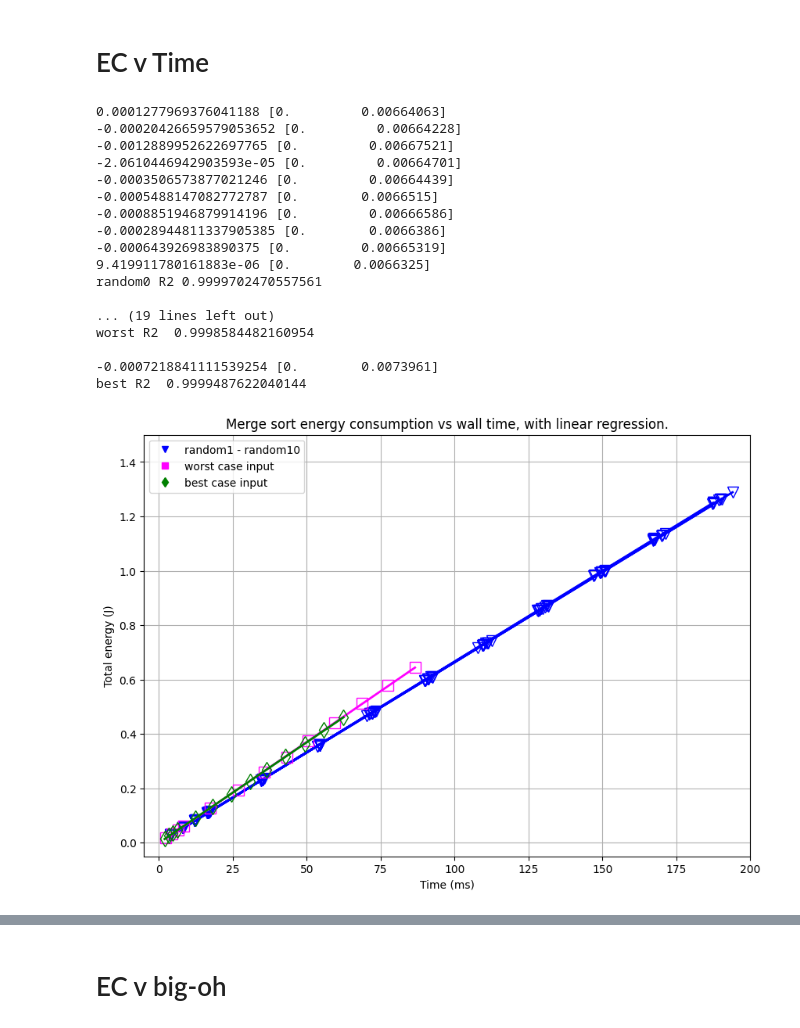
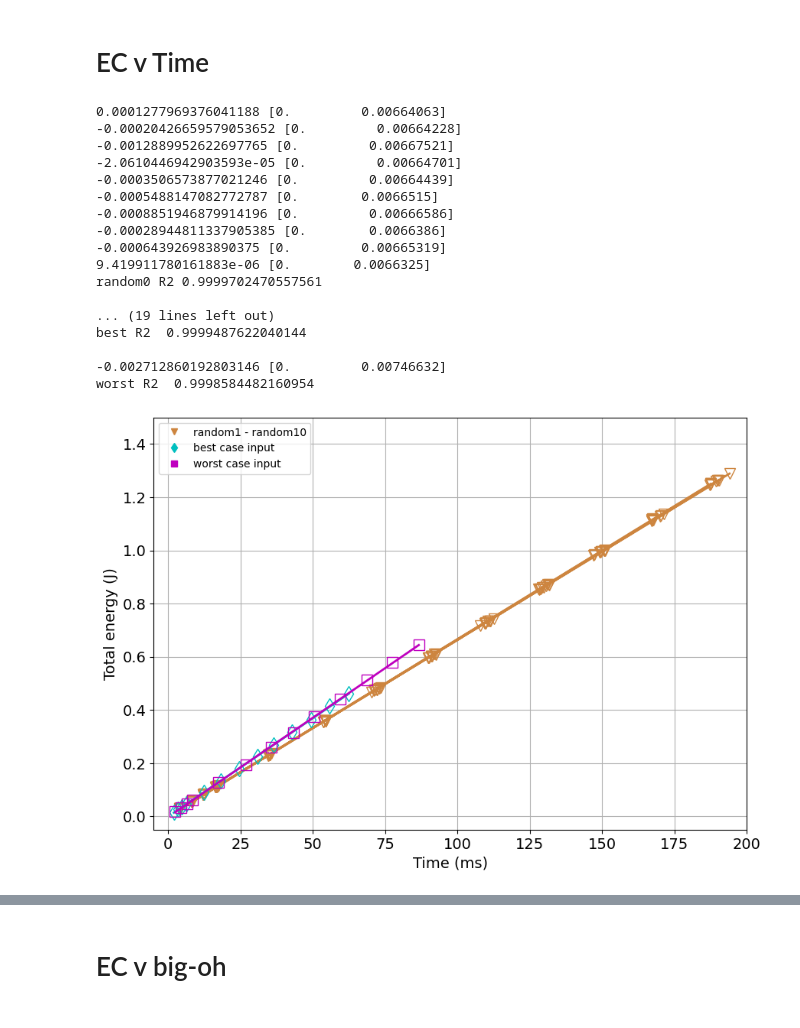
Before and after one commit to hrallil/RAPL_measurements, a Jupyter notebook: Java/FinalResults/FinalAnalysis/MergeMajaTest.ipynb, the cells around one changed output, grey strips where cells are left out. Drawn from its saved outputs; the diff is of its cells as text; code cells hidden in the pictures.

Commit message:
merge graphs

```diff
--- a/Java/FinalResults/FinalAnalysis/MergeMajaTest.ipynb
+++ b/Java/FinalResults/FinalAnalysis/MergeMajaTest.ipynb
@@ -667,19 +667,21 @@ color = "red"
 Rs = []
 
 for i in range(1,11):
-    Rs.append(polyReg(dfMergeMean16[dfMergeMean16["Input case"] == f"random{i}"]["nlog(n)"], dfMergeMean16[dfMergeMean16["Input case"] == f"random{i}"]["Time - readCSV"],1, f"random{i} case input", "b",dots="v"))
-plt.plot(-10000,-10000,"v", color="b",label="random1 - random10")
+    Rs.append(polyReg(dfMergeMean16[dfMergeMean16["Input case"] == f"random{i}"]["nlog(n)"], dfMergeMean16[dfMergeMean16["Input case"] == f"random{i}"]["Time - readCSV"],1, f"random{i} case input", "peru",dots="v"))
+plt.plot(-10000,-10000,"v", color="peru",label="random1 - random10")
 for i in range(len(Rs)):
     print(f"random{i} R2", Rs[i][1], " \n")
-worst = polyReg(dfMergeMean16[dfMergeMean16["Input case"] == "worst"]["nlog(n)"], dfMergeMean16[dfMergeMean16["Input case"] == "worst"]["Time - readCSV"],1, "Merge time for worst case input", "fuchsia",dots="s",regLine=True)
-plt.plot(-10000,-10000,"s", color="fuchsia",label="worst case input")
-best = polyReg(dfMergeMean16[dfMergeMean16["Input case"] == "best"]["nlog(n)"], dfMergeMean16[dfMergeMean16["Input case"] == "best"]["Time - readCSV"],1, "Merge time for best case input", "green",dots="d",regLine=True)
-plt.plot(-10000,-10000,"d", color="green",label="best case input")
+best = polyReg(dfMergeMean16[dfMergeMean16["Input case"] == "best"]["nlog(n)"], dfMergeMean16[dfMergeMean16["Input case"] == "best"]["Time - readCSV"],1, "Merge time for best case input", "c",dots="d",regLine=True)
+plt.plot(-10000,-10000,"d", color="c",label="best case input")
+worst = polyReg(dfMergeMean16[dfMergeMean16["Input case"] == "worst"]["nlog(n)"], dfMergeMean16[dfMergeMean16["Input case"] == "worst"]["Time - readCSV"],1, "Merge time for worst case input", "m",dots="s",regLine=True)
+plt.plot(-10000,-10000,"s", color="m",label="worst case input")
 print(f"worst R2 ", worst[1], "\n")
 print(f"best R2 ", best[1], "\n")
-plt.title("Merge sort wall time vs input size, with linear regression.")
-plt.xlabel("n log(n) of input size n")
-plt.ylabel("Time (ms)")
+#plt.title("Merge sort wall time vs input size, with linear regression.")
+plt.xlabel("n log(n) of input size n", fontsize = 14)
+plt.ylabel("Time (ms)", fontsize = 14)
+plt.rc('xtick', labelsize= 14)
+plt.rc('ytick', labelsize= 14)
 plt.xlim(-50000, 21000000)
 plt.ylim(-10, 210)
 plt.grid()
@@ -709,47 +711,49 @@ best R2  0.9998685573198899
 # %%
 plt.figure(figsize=(10,7))
 color = "red"
 
 Rs = []
 
 for i in range(1,11):
-    Rs.append(polyReg(dfMergeMean16[dfMergeMean16["Input case"] == f"random{i}"]["Time - readCSV"], dfMergeMean16[dfMergeMean16["Input case"] == f"random{i}"]["full EC"],1, f"Random{i} case input", "b",dots="v"))
-plt.plot(-100,0,"v", color="b",label="random1 - random10")
+    Rs.append(polyReg(dfMergeMean16[dfMergeMean16["Input case"] == f"random{i}"]["Time - readCSV"], dfMergeMean16[dfMergeMean16["Input case"] == f"random{i}"]["full EC"],1, f"Random{i} case input", "peru",dots="v"))
+plt.plot(-100,0,"v", color="peru",label="random1 - random10")
 for i in range(len(Rs)):
     print(f"random{i} R2", Rs[i][1], " \n")
-worst = polyReg(dfMergeMean16[dfMergeMean16["Input case"] == "worst"]["Time - readCSV"], dfMergeMean16[dfMergeMean16["Input case"] == "worst"]["full EC"],1, "Merge time for worst case input", "fuchsia",dots="s")
-plt.plot(-100,0,"s", color="fuchsia",label="worst case input")
+best = polyReg(dfMergeMean16[dfMergeMean16["Input case"] == "best"]["Time - readCSV"], dfMergeMean16[dfMergeMean16["Input case"] == "best"]["full EC"],1, "Merge time for best case input", "c",dots="d")
+plt.plot(-100,0,"d", color="c",label="best case input")
+print(f"best R2 ", best[1], "\n")
+worst = polyReg(dfMergeMean16[dfMergeMean16["Input case"] == "worst"]["Time - readCSV"], dfMergeMean16[dfMergeMean16["Input case"] == "worst"]["full EC"],1, "Merge time for worst case input", "m",dots="s")
+plt.plot(-100,0,"s", color="m",label="worst case input")
 print(f"worst R2 ", worst[1], "\n")
-best = polyReg(dfMergeMean16[dfMergeMean16["Input case"] == "best"]["Time - readCSV"], dfMergeMean16[dfMergeMean16["Input case"] == "best"]["full EC"],1, "Merge time for best case input", "green",dots="d")
-plt.plot(-100,0,"d", color="green",label="best case input")
-print(f"best R2 ", best[1], "\n")
-plt.title("Merge sort energy consumption vs wall time, with linear regression.")
-plt.ylabel("Total energy (J)")
-plt.xlabel("Time (ms)")
+#plt.title("Merge sort energy consumption vs wall time, with linear regression.")
+plt.ylabel("Total energy (J)", fontsize = 14)
+plt.xlabel("Time (ms)", fontsize = 14)
+plt.rc('xtick', labelsize= 14)
+plt.rc('ytick', labelsize= 14)
 plt.xlim(-5, 200)
 plt.ylim(-0.05, 1.5)
 plt.legend()
 plt.grid()
 plt.show()
 # %% [output]
 0.0001277969376041188 [0.         0.00664063]
 -0.00020426659579053652 [0.         0.00664228]
 -0.0012889952622697765 [0.         0.00667521]
 -2.0610446942903593e-05 [0.         0.00664701]
 -0.0003506573877021246 [0.         0.00664439]
 -0.0005488147082772787 [0.        0.0066515]
 -0.0008851946879914196 [0.         0.00666586]
 -0.00028944811337905385 [0.        0.0066386]
 -0.000643926983890375 [0.         0.00665319]
 9.419911780161883e-06 [0.        0.0066325]
 random0 R2 0.9999702470557561
 
 ... (19 lines left out)
+best R2  0.9999487622040144
+
+-0.002712860192803146 [0.         0.00746632]
 worst R2  0.9998584482160954
-
--0.0007218841111539254 [0.        0.0073961]
-best R2  0.9999487622040144
-[figure, old version]
+[figure, new version]
 # %%
 plt.figure(figsize=(10,7))
 color = "red"
```
Also changed, not shown: parts of 6 cells of this notebook.
